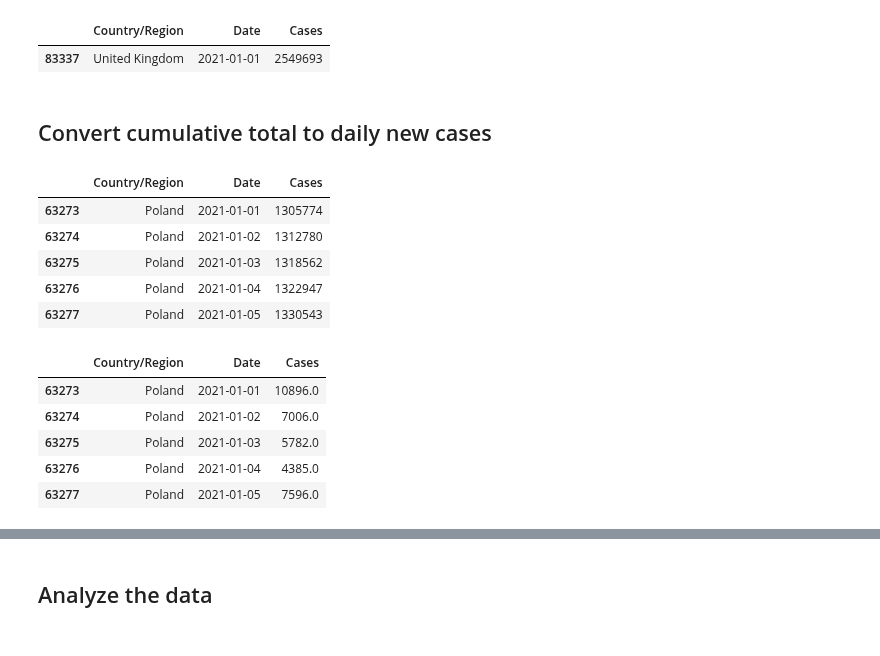
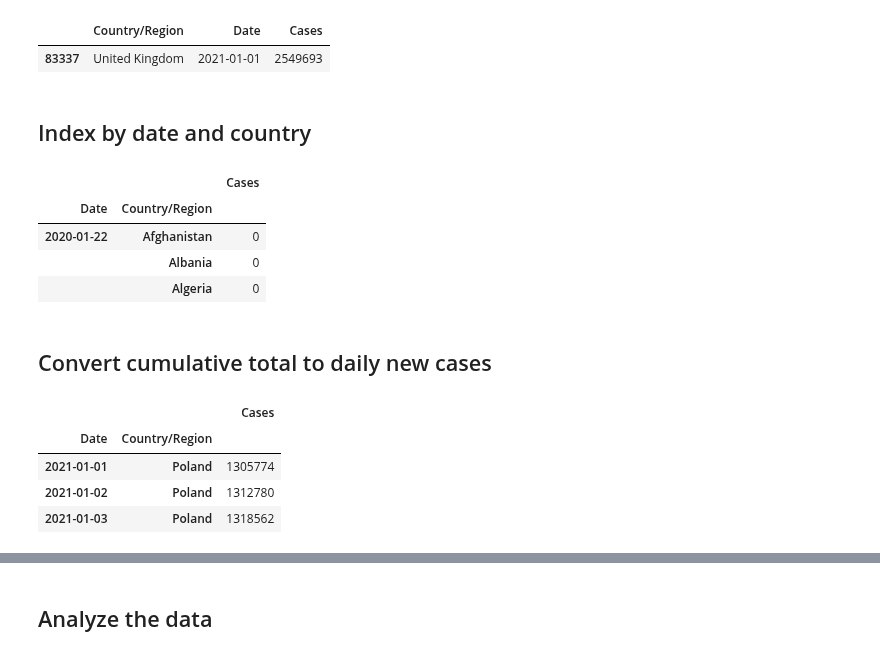
Before and after one commit to jaroslawr/jupyter-notebooks, a Jupyter notebook: covid/covid.ipynb, the cells around one changed output, grey strips where cells are left out. Cells and saved outputs as stored; diff of their text form; code cells hidden in the pictures.

```diff
--- a/covid/covid.ipynb
+++ b/covid/covid.ipynb
@@ -106,17 +106,27 @@ df[(df["Country/Region"] == "United Kingdom") &
 # %% [output]
 |  | Country/Region | Date | Cases |
 | 83337 | United Kingdom | 2021-01-01 | 2549693 |
+# %% [markdown]
+## Index by date and country
+# %%
+df = df.set_index(["Date", "Country/Region"])
+df = df.sort_index()
+# %%
+df.head(3)
+# %% [output]
+|  |  | Cases |
+| Date | Country/Region |  |
+| 2020-01-22 | Afghanistan | 0 |
+|  | Albania | 0 |
+|  | Algeria | 0 |
 # %% [markdown]
 ## Convert cumulative total to daily new cases
 # %%
-df[(df["Country/Region"] == "Poland") &
-   (df["Date"] >= datetime(2021, 1, 1)) &
-   (df["Date"] <= datetime(2021, 1, 5))]
+df.loc[(pd.date_range(datetime(2021, 1, 1), datetime(2021, 1, 3)), ["Poland"]), :]
 # %% [output]
-|  | Country/Region | Date | Cases |
-| 63273 | Poland | 2021-01-01 | 1305774 |
-| 63274 | Poland | 2021-01-02 | 1312780 |
-| 63275 | Poland | 2021-01-03 | 1318562 |
-| 63276 | Poland | 2021-01-04 | 1322947 |
-| 63277 | Poland | 2021-01-05 | 1330543 |
+|  |  | Cases |
+| Date | Country/Region |  |
+| 2021-01-01 | Poland | 1305774 |
+| 2021-01-02 | Poland | 1312780 |
+| 2021-01-03 | Poland | 1318562 |
 # %%
@@ -124,11 +133,0 @@ df[["Cases"]] = df[["Country/Region", "Cases"]].groupby("Country/Region").diff()
-# %%
-df[(df["Country/Region"] == "Poland") &
-   (df["Date"] >= datetime(2021, 1, 1)) &
-   (df["Date"] <= datetime(2021, 1, 5))]
-# %% [output]
-|  | Country/Region | Date | Cases |
-| 63273 | Poland | 2021-01-01 | 10896.0 |
-| 63274 | Poland | 2021-01-02 | 7006.0 |
-| 63275 | Poland | 2021-01-03 | 5782.0 |
-| 63276 | Poland | 2021-01-04 | 4385.0 |
-| 63277 | Poland | 2021-01-05 | 7596.0 |
```
Also changed, not shown: parts of 10 cells of this notebook, 1 other file.
